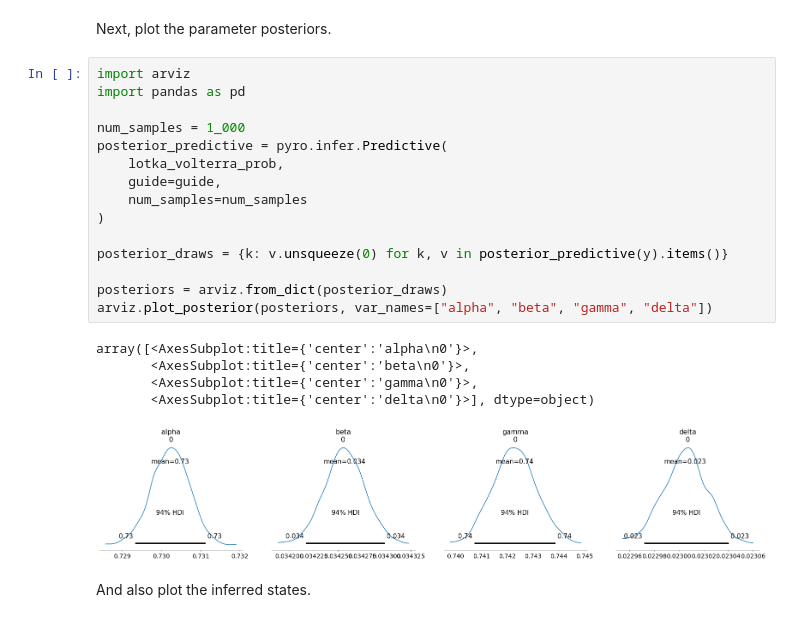
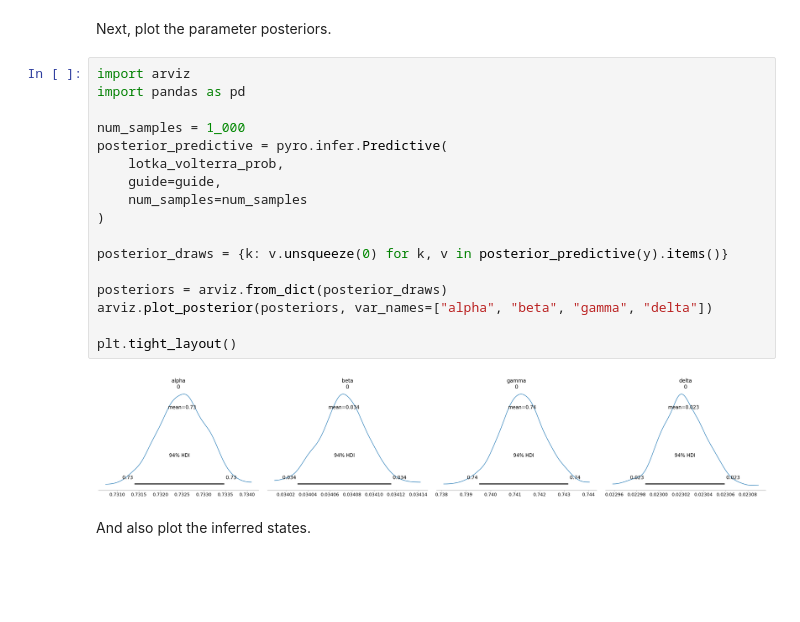
Before and after one commit to tingiskhan/stoch-proc, a Jupyter notebook: examples/hare-munchers.ipynb, the cells around one changed output. Cells and saved outputs as stored; diff of their text form; blank space fills up the shorter version.

```diff
--- a/examples/hare-munchers.ipynb
+++ b/examples/hare-munchers.ipynb
@@ -127,24 +127,22 @@ Next, plot the parameter posteriors.
 # %%
 import arviz
 import pandas as pd
 
 num_samples = 1_000
 posterior_predictive = pyro.infer.Predictive(
     lotka_volterra_prob,
     guide=guide,
     num_samples=num_samples
 )
 
 posterior_draws = {k: v.unsqueeze(0) for k, v in posterior_predictive(y).items()}
 
 posteriors = arviz.from_dict(posterior_draws)
 arviz.plot_posterior(posteriors, var_names=["alpha", "beta", "gamma", "delta"])
+
+plt.tight_layout()
 # %% [output]
-array([<AxesSubplot:title={'center':'alpha\n0'}>,
-       <AxesSubplot:title={'center':'beta\n0'}>,
-       <AxesSubplot:title={'center':'gamma\n0'}>,
-       <AxesSubplot:title={'center':'delta\n0'}>], dtype=object)
-[figure, old version]
+[figure, new version]
 # %% [markdown]
 And also plot the inferred states.
 # %%
```
Also changed, not shown: parts of 1 cell of this notebook, 2 other files.
